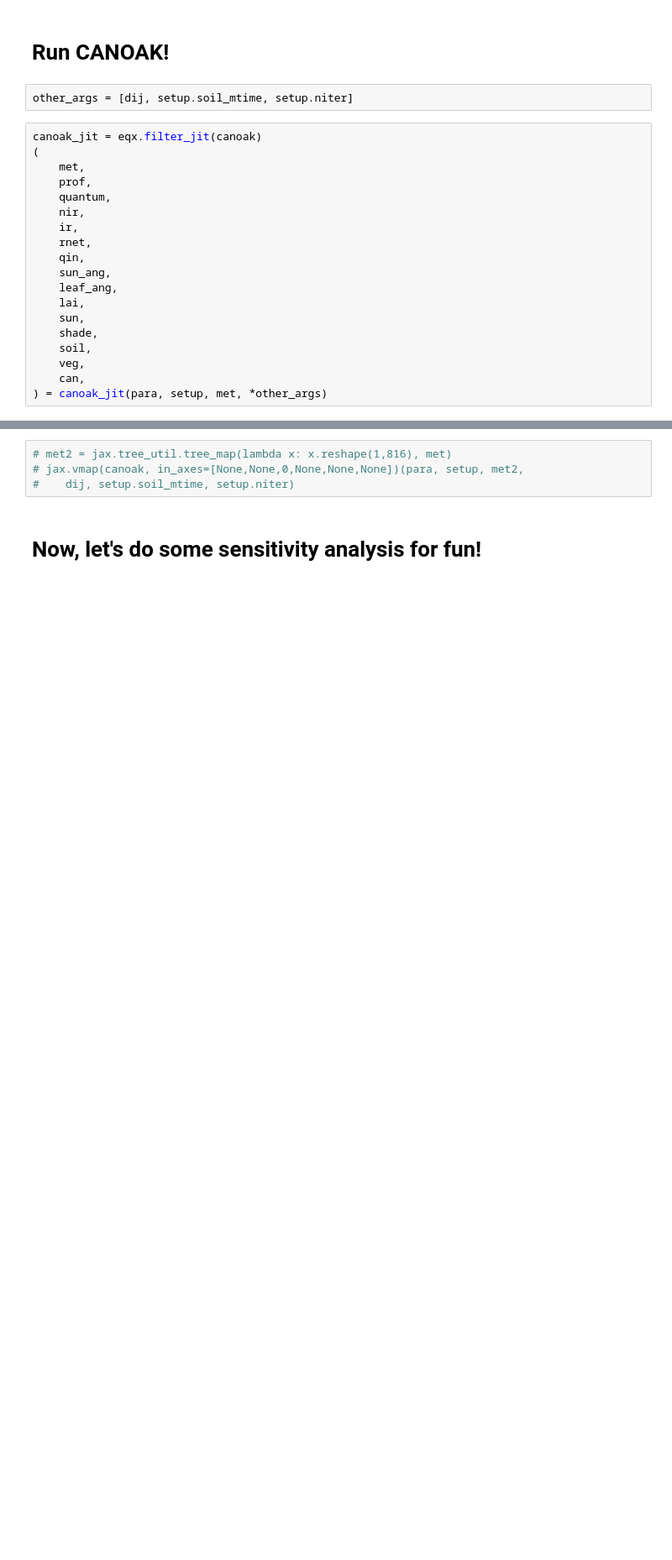
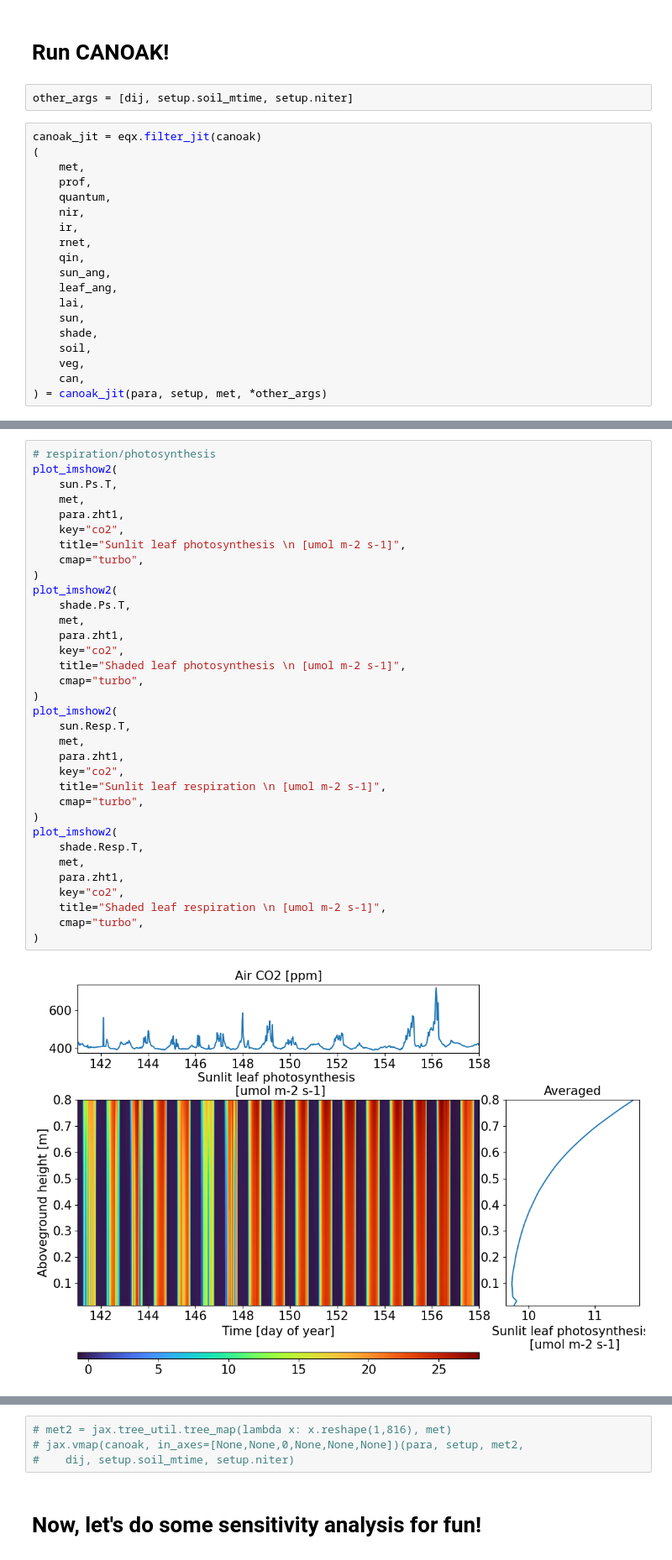
Before and after one commit to pnnl/JAX-CanVeg, a Jupyter notebook: examples/canoak.ipynb, the cells around one changed output, grey strips where cells are left out. Shown at 84% size. Cells and saved outputs as stored; diff of their text form; blank space fills up the shorter version.

```diff
--- a/examples/canoak.ipynb
+++ b/examples/canoak.ipynb
@@ -149,0 +200,36 @@ plot_daily(met, soil, veg, para)
+# %%
+# respiration/photosynthesis
+plot_imshow2(
+    sun.Ps.T,
+    met,
+    para.zht1,
+    key="co2",
+    title="Sunlit leaf photosynthesis \n [umol m-2 s-1]",
+    cmap="turbo",
+)
+plot_imshow2(
+    shade.Ps.T,
+    met,
+    para.zht1,
+    key="co2",
+    title="Shaded leaf photosynthesis \n [umol m-2 s-1]",
+    cmap="turbo",
+)
+plot_imshow2(
+    sun.Resp.T,
+    met,
+    para.zht1,
+    key="co2",
+    title="Sunlit leaf respiration \n [umol m-2 s-1]",
+    cmap="turbo",
+)
+plot_imshow2(
+    shade.Resp.T,
+    met,
+    para.zht1,
+    key="co2",
+    title="Shaded leaf respiration \n [umol m-2 s-1]",
+    cmap="turbo",
+)
+# %% [output]
+[figure, added]
```
Also changed, not shown: parts of 9 cells of this notebook, 2 other files.
